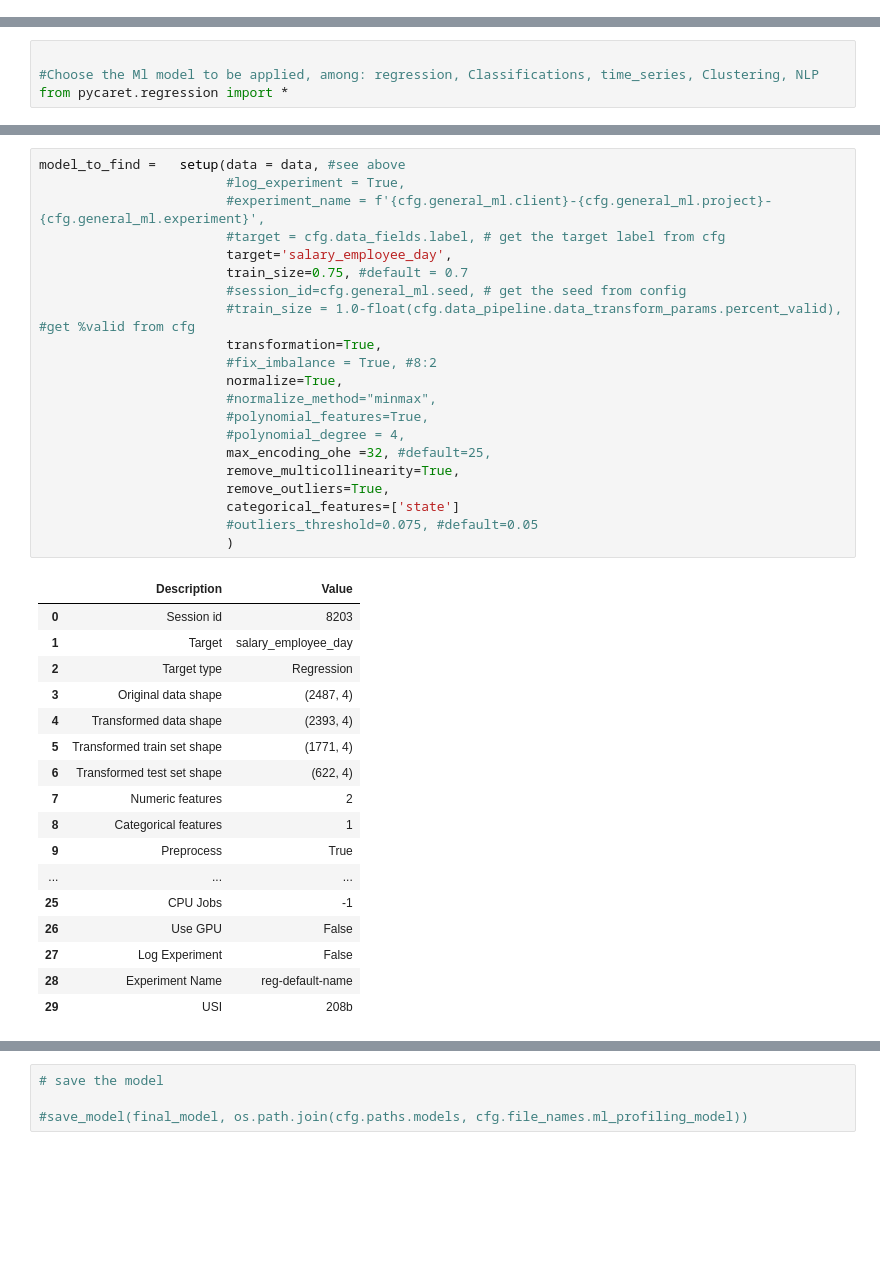
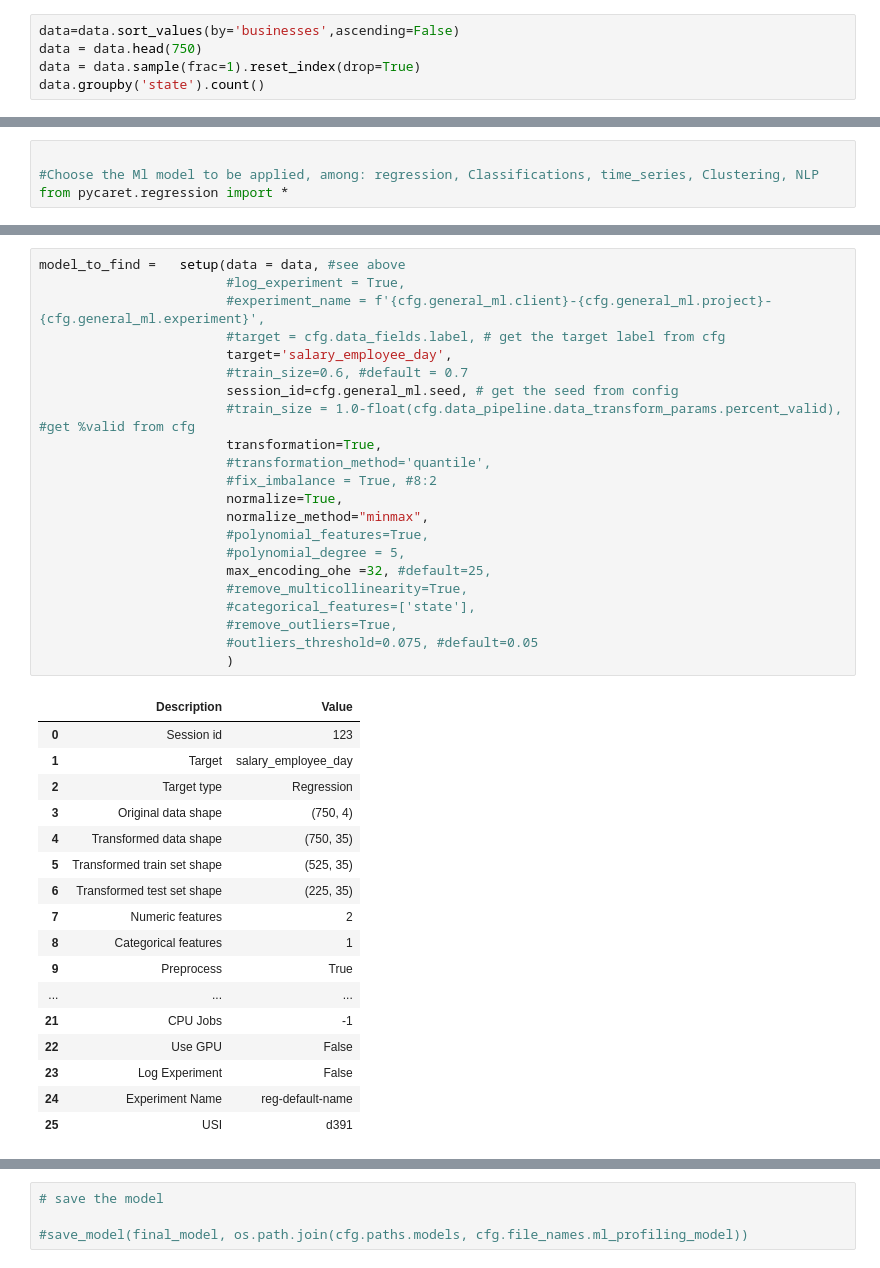
Before and after one commit to di-factory/democlient-sklearn-mxretailsalary1, a Jupyter notebook: notebooks/user_name.MLProfiling.Correlation.ipynb, the cells around one changed output, grey strips where cells are left out. Drawn from its saved outputs; the diff is of its cells as text; blank space fills up the shorter version.

```diff
--- a/notebooks/user_name.MLProfiling.Correlation.ipynb
+++ b/notebooks/user_name.MLProfiling.Correlation.ipynb
@@ -85,3 +85,8 @@ data
 | 2485 | Zacatecas | 339 | 2043 | 34.189010 | 1282.438977 |
 | 2486 | Zacatecas | 2282 | 24026 | 817.625123 | 23067.007300 |
 2487 rows × 5 columns
+# %%
+data=data.sort_values(by='businesses',ascending=False)
+data = data.head(750)
+data = data.sample(frac=1).reset_index(drop=True)
+data.groupby('state').count()
@@ -227,39 +231,40 @@ Type:      function
 # %%
 model_to_find =   setup(data = data, #see above
                         #log_experiment = True,
                         #experiment_name = f'{cfg.general_ml.client}-{cfg.general_ml.project}-{cfg.general_ml.experiment}',
                         #target = cfg.data_fields.label, # get the target label from cfg
                         target='salary_employee_day',
-                        train_size=0.75, #default = 0.7
-                        #session_id=cfg.general_ml.seed, # get the seed from config
+                        #train_size=0.6, #default = 0.7
+                        session_id=cfg.general_ml.seed, # get the seed from config
                         #train_size = 1.0-float(cfg.data_pipeline.data_transform_params.percent_valid), #get %valid from cfg
                         transformation=True,
+                        #transformation_method='quantile',
                         #fix_imbalance = True, #8:2
                         normalize=True,
-                        #normalize_method="minmax",
+                        normalize_method="minmax",
                         #polynomial_features=True,
-                        #polynomial_degree = 4,
+                        #polynomial_degree = 5,
                         max_encoding_ohe =32, #default=25,
-                        remove_multicollinearity=True,
-                        remove_outliers=True,
-                        categorical_features=['state']
+                        #remove_multicollinearity=True,
+                        #categorical_features=['state'],
+                        #remove_outliers=True,
                         #outliers_threshold=0.075, #default=0.05
                         )
 # %% [output]
 |  | Description | Value |
-| 0 | Session id | 8203 |
+| 0 | Session id | 123 |
 | 1 | Target | salary_employee_day |
 | 2 | Target type | Regression |
-| 3 | Original data shape | (2487, 4) |
-| 4 | Transformed data shape | (2393, 4) |
-| 5 | Transformed train set shape | (1771, 4) |
-| 6 | Transformed test set shape | (622, 4) |
+| 3 | Original data shape | (750, 4) |
+| 4 | Transformed data shape | (750, 35) |
+| 5 | Transformed train set shape | (525, 35) |
+| 6 | Transformed test set shape | (225, 35) |
 | 7 | Numeric features | 2 |
 | 8 | Categorical features | 1 |
 | 9 | Preprocess | True |
 | ... | ... | ... |
-| 25 | CPU Jobs | -1 |
-| 26 | Use GPU | False |
-| 27 | Log Experiment | False |
-| 28 | Experiment Name | reg-default-name |
-| 29 | USI | 208b |
+| 21 | CPU Jobs | -1 |
+| 22 | Use GPU | False |
+| 23 | Log Experiment | False |
+| 24 | Experiment Name | reg-default-name |
+| 25 | USI | d391 |
```
Also changed, not shown: parts of 20 cells of this notebook, 5 other files.
